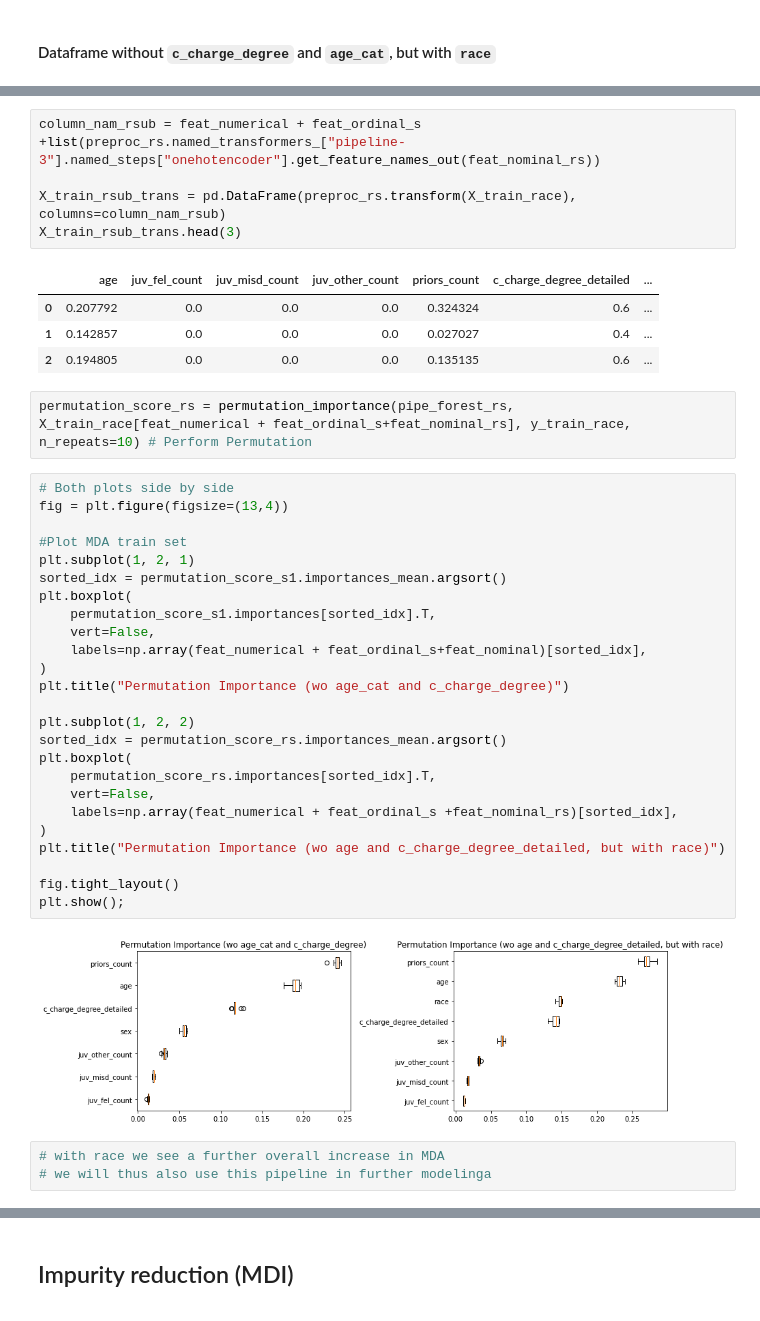
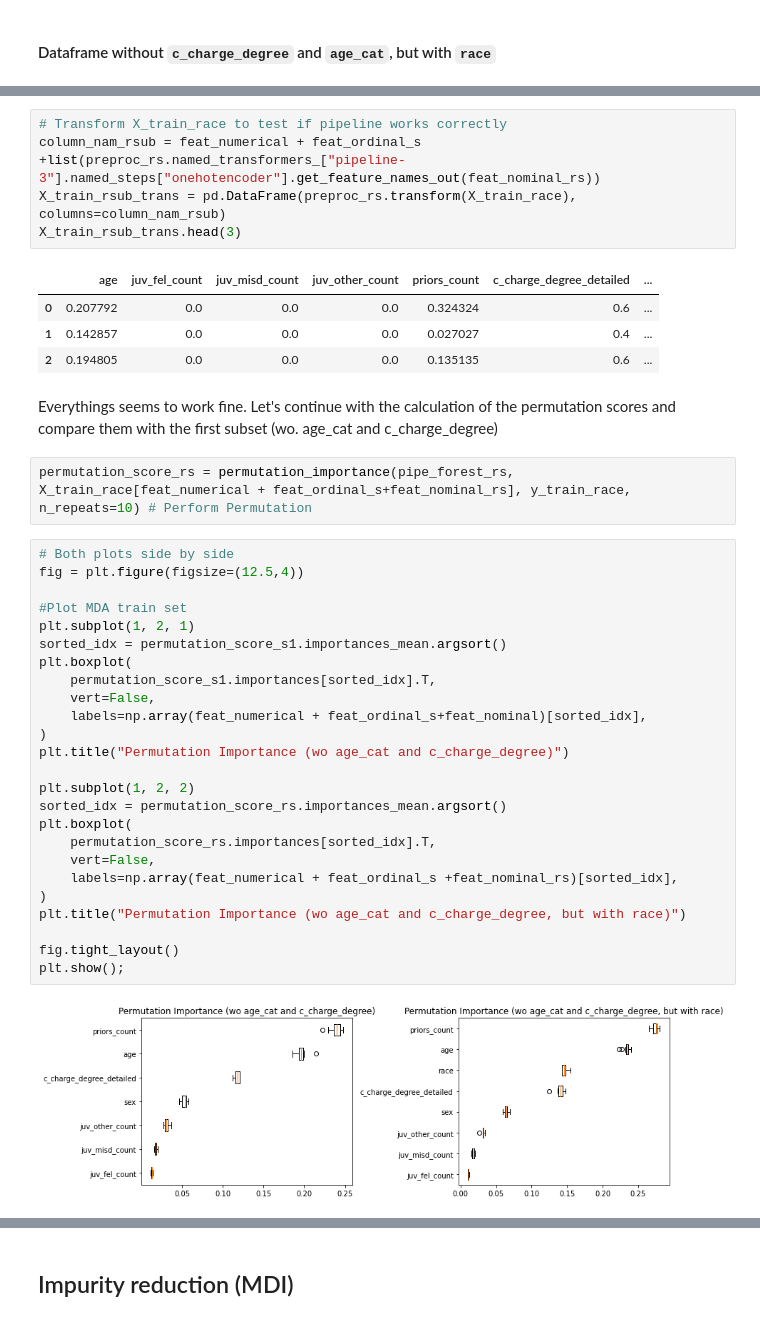
Before and after one commit to Heity94/Compas-recidivism-analysis, a Jupyter notebook: notebooks/Philipp/Classification_report_master_part1.ipynb, the cells around one changed output, grey strips where cells are left out. Cells and saved outputs as stored; diff of their text form.

```diff
--- a/notebooks/Philipp/Classification_report_master_part1.ipynb
+++ b/notebooks/Philipp/Classification_report_master_part1.ipynb
@@ -1513,6 +1495,6 @@ Pipeline(steps=[('columntransformer',
 # %%
+# Transform X_train_race to test if pipeline works correctly
 column_nam_rsub = feat_numerical + feat_ordinal_s +list(preproc_rs.named_transformers_["pipeline-3"].named_steps["onehotencoder"].get_feature_names_out(feat_nominal_rs))
-
 X_train_rsub_trans = pd.DataFrame(preproc_rs.transform(X_train_race), columns=column_nam_rsub)
 X_train_rsub_trans.head(3)
 # %% [output]
@@ -1520,35 +1502,34 @@ X_train_rsub_trans.head(3)
 | 0 | 0.207792 | 0.0 | 0.0 | 0.0 | 0.324324 | 0.6 | ... |
 | 1 | 0.142857 | 0.0 | 0.0 | 0.0 | 0.027027 | 0.4 | ... |
 | 2 | 0.194805 | 0.0 | 0.0 | 0.0 | 0.135135 | 0.6 | ... |
+# %% [markdown]
+Everythings seems to work fine. Let's continue with the calculation of the permutation scores and compare them with the first subset (wo. age_cat and c_charge_degree)
 # %%
 permutation_score_rs = permutation_importance(pipe_forest_rs, X_train_race[feat_numerical + feat_ordinal_s+feat_nominal_rs], y_train_race, n_repeats=10) # Perform Permutation
 # %%
 # Both plots side by side
-fig = plt.figure(figsize=(13,4))
+fig = plt.figure(figsize=(12.5,4))
 
 #Plot MDA train set
 plt.subplot(1, 2, 1)
 sorted_idx = permutation_score_s1.importances_mean.argsort()
 plt.boxplot(
     permutation_score_s1.importances[sorted_idx].T,
     vert=False,
     labels=np.array(feat_numerical + feat_ordinal_s+feat_nominal)[sorted_idx],
 )
 plt.title("Permutation Importance (wo age_cat and c_charge_degree)")
 
 plt.subplot(1, 2, 2)
 sorted_idx = permutation_score_rs.importances_mean.argsort()
 plt.boxplot(
     permutation_score_rs.importances[sorted_idx].T,
     vert=False,
     labels=np.array(feat_numerical + feat_ordinal_s +feat_nominal_rs)[sorted_idx],
 )
-plt.title("Permutation Importance (wo age and c_charge_degree_detailed, but with race)")
+plt.title("Permutation Importance (wo age_cat and c_charge_degree, but with race)")
 
 fig.tight_layout()
 plt.show();
 # %% [output]
-[figure, old version]
+[figure, new version]
-# %%
-# with race we see a further overall increase in MDA
-# we will thus also use this pipeline in further modelinga
```
Also changed, not shown: parts of 104 cells of this notebook, 6 other files.
